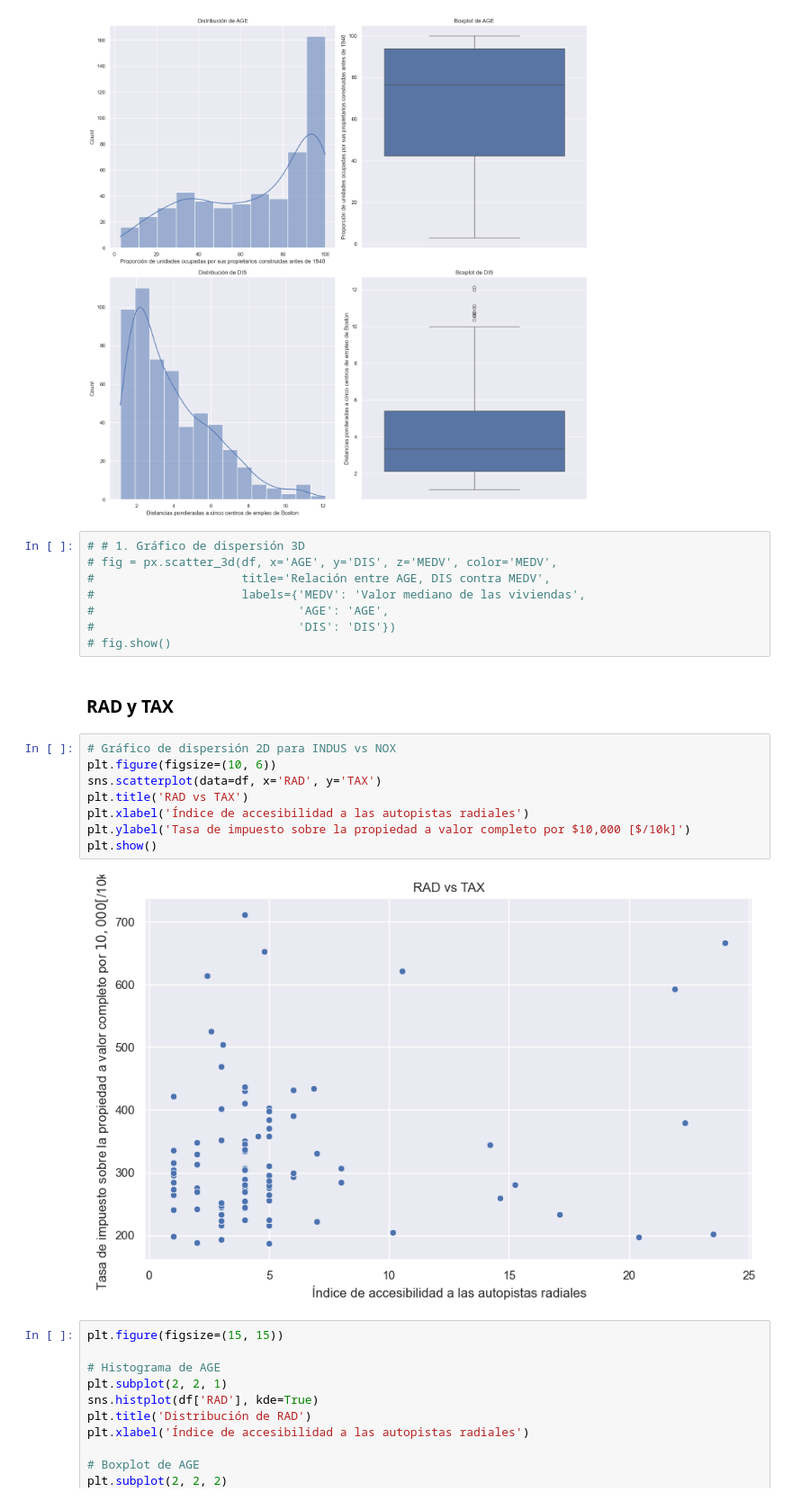
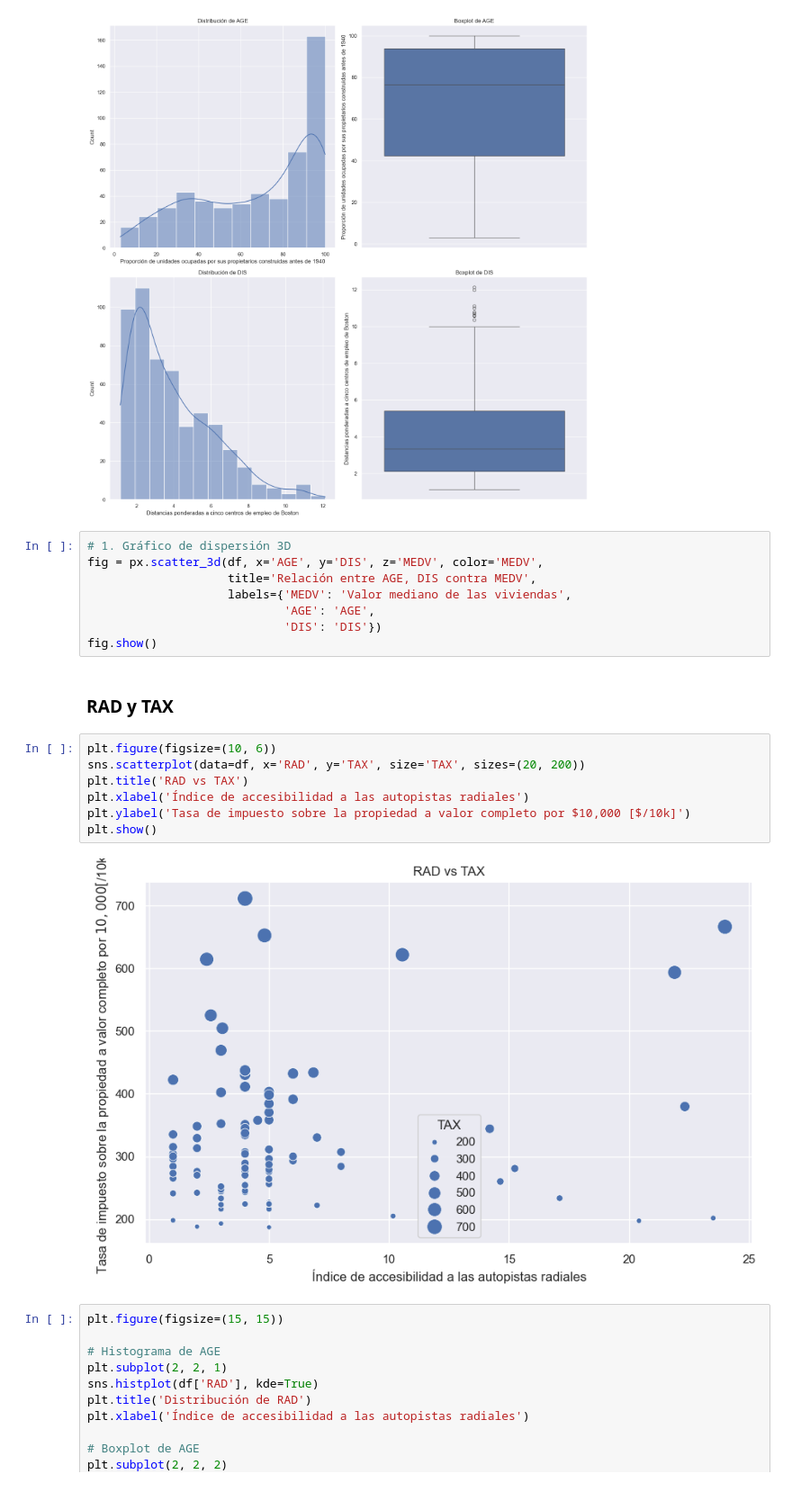
Before and after one commit to franciscoryb1/AA1-TUIA-RodriguezYBarros-Menescaldi-Britos, a Jupyter notebook: TP.ipynb, the cells around one changed output. Shown at 90% size. Drawn from its saved outputs; the diff is of its cells as text.

```diff
--- a/TP.ipynb
+++ b/TP.ipynb
@@ -433,25 +433,24 @@ plt.show()
 # %% [output]
 [figure]
 # %%
-# # 1. Gráfico de dispersión 3D
-# fig = px.scatter_3d(df, x='AGE', y='DIS', z='MEDV', color='MEDV',
-#                     title='Relación entre AGE, DIS contra MEDV',
-#                     labels={'MEDV': 'Valor mediano de las viviendas',
-#                             'AGE': 'AGE',
-#                             'DIS': 'DIS'})
-# fig.show()
+# 1. Gráfico de dispersión 3D
+fig = px.scatter_3d(df, x='AGE', y='DIS', z='MEDV', color='MEDV',
+                    title='Relación entre AGE, DIS contra MEDV',
+                    labels={'MEDV': 'Valor mediano de las viviendas',
+                            'AGE': 'AGE',
+                            'DIS': 'DIS'})
+fig.show()
 # %% [markdown]
 ### RAD y TAX
 # %%
-# Gráfico de dispersión 2D para INDUS vs NOX
 plt.figure(figsize=(10, 6))
-sns.scatterplot(data=df, x='RAD', y='TAX')
+sns.scatterplot(data=df, x='RAD', y='TAX', size='TAX', sizes=(20, 200))
 plt.title('RAD vs TAX')
 plt.xlabel('Índice de accesibilidad a las autopistas radiales')
 plt.ylabel('Tasa de impuesto sobre la propiedad a valor completo por $10,000 [$/10k]')
 plt.show()
 # %% [output]
-[figure, old version]
+[figure, new version]
 # %%
 plt.figure(figsize=(15, 15))
 
```
Also changed, not shown: parts of 16 cells of this notebook.
